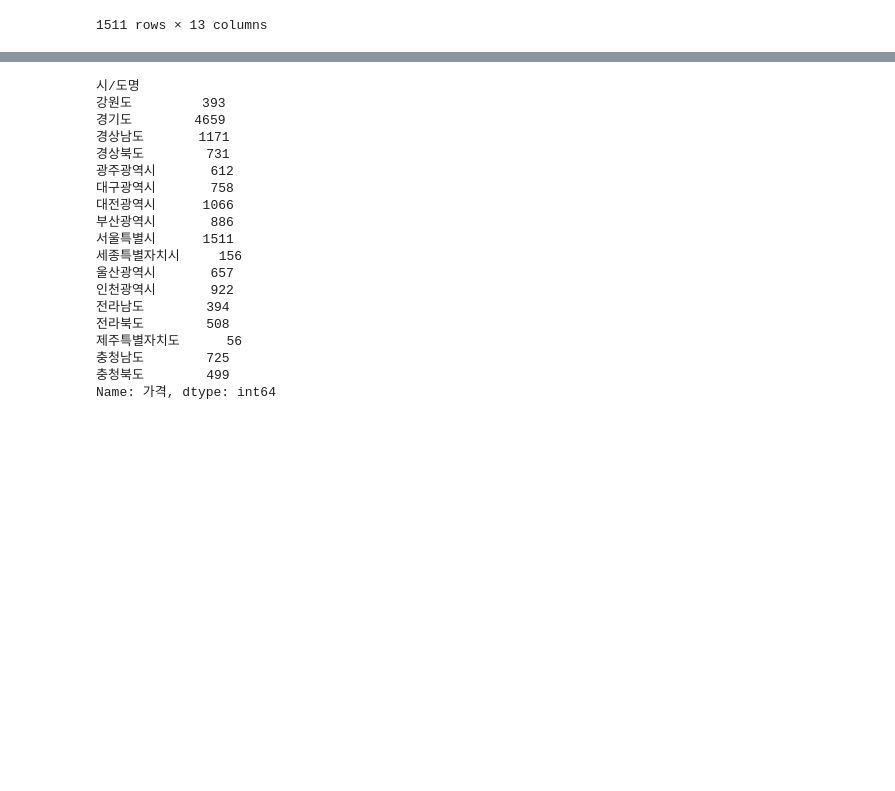
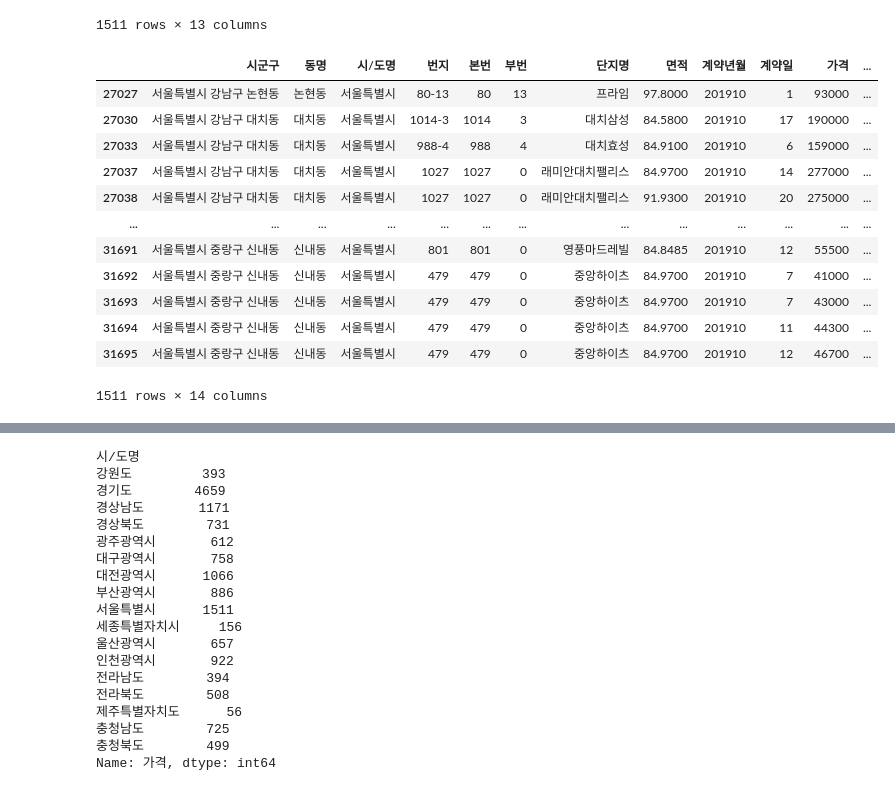
Before and after one commit to Gasijiyo/FirstStep_Python, a Jupyter notebook: py26_apt.ipynb, the cells around one changed output, grey strips where cells are left out. Drawn from its saved outputs; the diff is of its cells as text; code cells hidden in the pictures; blank space fills up the shorter version.

```diff
--- a/py26_apt.ipynb
+++ b/py26_apt.ipynb
@@ -293,7 +407,8 @@ Name: 가격, dtype: int64
 apt_84_100 = apt[(apt['면적']>=84.0) & (apt['면적']<100.0)]
 apt_84_100
 # 위의 데이터 중 서울아파트 추출
-apt_84_100[apt_84_100['시/도명'].str.contains('서울')]
+apt_84_100_seoul = apt_84_100[apt_84_100['시/도명'].str.contains('서울')]
+apt_84_100_seoul
 # %% [output]
 |  | 시군구 | 시/도명 | 번지 | 본번 | 부번 | 단지명 | 면적 | 계약년월 | 계약일 | 가격 | 층 | ... |
 | 27027 | 서울특별시 강남구 논현동 | 서울특별시 | 80-13 | 80 | 13 | 프라임 | 97.8000 | 201910 | 1 | 93000 | 4 | ... |
@@ -308,3 +423,32 @@ apt_84_100[apt_84_100['시/도명'].str.contains('서울')]
 | 31694 | 서울특별시 중랑구 신내동 | 서울특별시 | 479 | 479 | 0 | 중앙하이츠 | 84.9700 | 201910 | 11 | 44300 | 9 | ... |
 | 31695 | 서울특별시 중랑구 신내동 | 서울특별시 | 479 | 479 | 0 | 중앙하이츠 | 84.9700 | 201910 | 12 | 46700 | 10 | ... |
 1511 rows × 13 columns
+# %%
+address1 = []
+dong1 = []
+# 서울시 주소 추출
+for add in apt_84_100_seoul['시군구']:
+    datasplit = add.split()
+    address1.extend(datasplit)
+# # 주소 중 '~동'만 추출
+for n in range(2,len(address1),3):
+    dong1.append(address1[n])
+dong1
+# %%
+# 추출한 서울시 데이터에 '동명' 컬럼 추가
+apt_84_100_seoul.insert(1,'동명',dong1)
+apt_84_100_seoul
+# %% [output]
+|  | 시군구 | 동명 | 시/도명 | 번지 | 본번 | 부번 | 단지명 | 면적 | 계약년월 | 계약일 | 가격 | ... |
+| 27027 | 서울특별시 강남구 논현동 | 논현동 | 서울특별시 | 80-13 | 80 | 13 | 프라임 | 97.8000 | 201910 | 1 | 93000 | ... |
+| 27030 | 서울특별시 강남구 대치동 | 대치동 | 서울특별시 | 1014-3 | 1014 | 3 | 대치삼성 | 84.5800 | 201910 | 17 | 190000 | ... |
+| 27033 | 서울특별시 강남구 대치동 | 대치동 | 서울특별시 | 988-4 | 988 | 4 | 대치효성 | 84.9100 | 201910 | 6 | 159000 | ... |
+| 27037 | 서울특별시 강남구 대치동 | 대치동 | 서울특별시 | 1027 | 1027 | 0 | 래미안대치팰리스 | 84.9700 | 201910 | 14 | 277000 | ... |
+| 27038 | 서울특별시 강남구 대치동 | 대치동 | 서울특별시 | 1027 | 1027 | 0 | 래미안대치팰리스 | 91.9300 | 201910 | 20 | 275000 | ... |
+| ... | ... | ... | ... | ... | ... | ... | ... | ... | ... | ... | ... | ... |
+| 31691 | 서울특별시 중랑구 신내동 | 신내동 | 서울특별시 | 801 | 801 | 0 | 영풍마드레빌 | 84.8485 | 201910 | 12 | 55500 | ... |
+| 31692 | 서울특별시 중랑구 신내동 | 신내동 | 서울특별시 | 479 | 479 | 0 | 중앙하이츠 | 84.9700 | 201910 | 7 | 41000 | ... |
+| 31693 | 서울특별시 중랑구 신내동 | 신내동 | 서울특별시 | 479 | 479 | 0 | 중앙하이츠 | 84.9700 | 201910 | 7 | 43000 | ... |
+| 31694 | 서울특별시 중랑구 신내동 | 신내동 | 서울특별시 | 479 | 479 | 0 | 중앙하이츠 | 84.9700 | 201910 | 11 | 44300 | ... |
+| 31695 | 서울특별시 중랑구 신내동 | 신내동 | 서울특별시 | 479 | 479 | 0 | 중앙하이츠 | 84.9700 | 201910 | 12 | 46700 | ... |
+1511 rows × 14 columns
```
Also changed, not shown: parts of 12 cells of this notebook.
